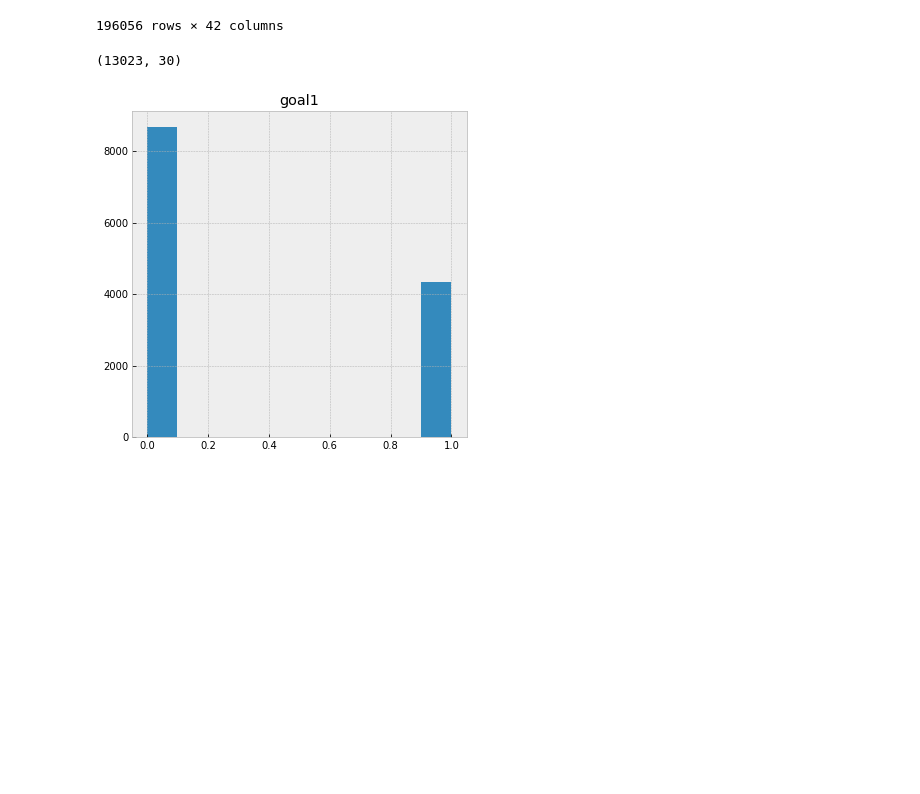
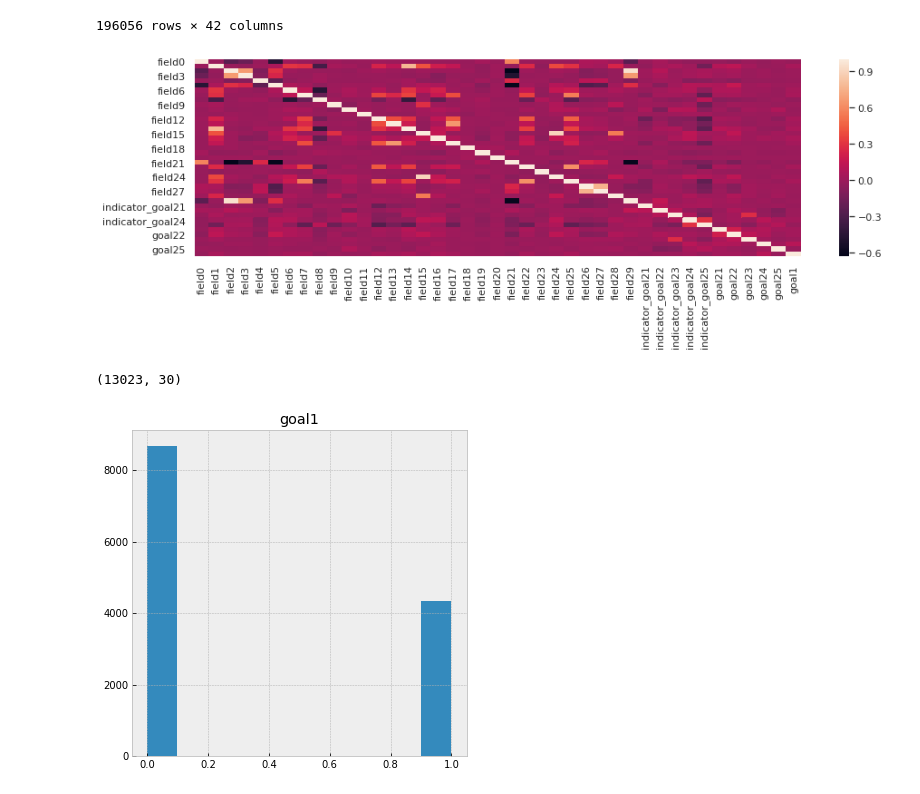
Before and after one commit to andygoosh/OneTwoTrip-Contest, a Jupyter notebook: workinprogress.ipynb, the cells around one changed output. Saved outputs shown, nothing was run; the diff lists cells and outputs as text; code cells hidden in the pictures; blank space fills up the shorter version.

```diff
--- a/workinprogress.ipynb
+++ b/workinprogress.ipynb
@@ -97,6 +97,11 @@ df_train
 196056 rows × 42 columns
 # %%
 df_train.info()
+# %%
+import seaborn as sns; sns.set()
+ax = sns.heatmap(df_train.corr())
+# %% [output]
+[figure, added]
 # %%
 def add_polynomial_inner( X, poly ):
   X = pd.DataFrame(poly.transform(X), index=X.index, columns = poly.get_feature_names(X.columns))
```
Also changed, not shown: parts of 6 cells of this notebook.
